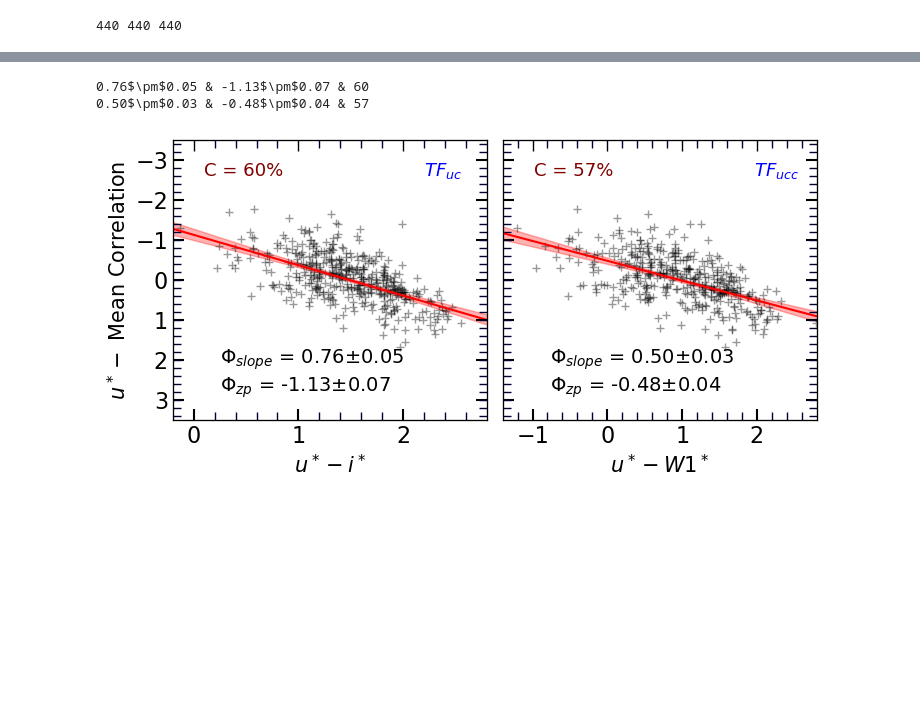
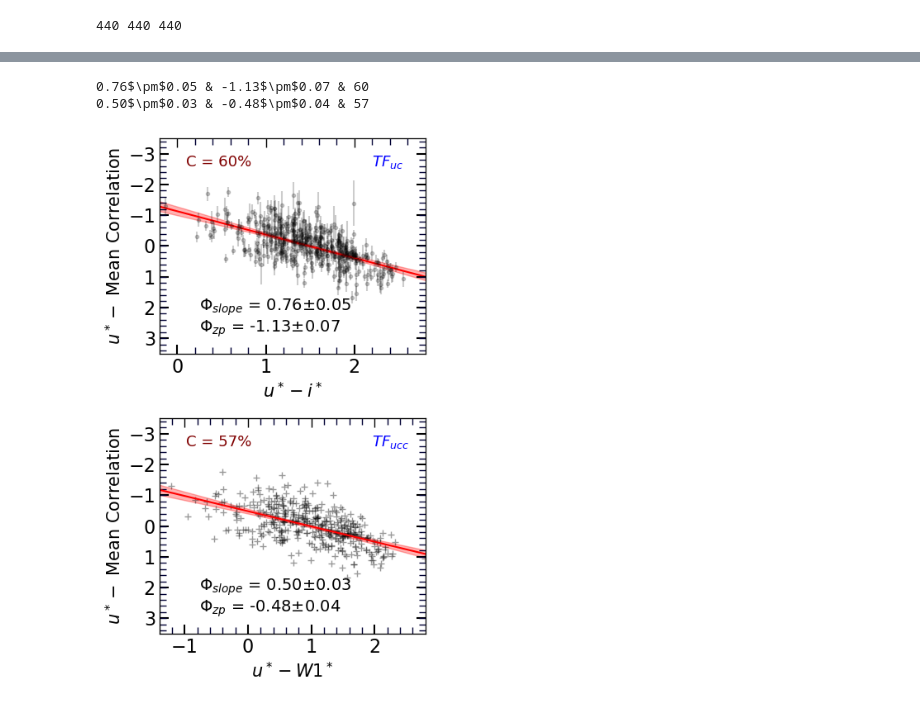
Before and after one commit to ekourkchi/TFcalibrators, a Jupyter notebook: Final_u_colorTerm.ipynb, the cells around one changed output, grey strips where cells are left out. Saved outputs shown, nothing was run; the diff lists cells and outputs as text; code cells hidden in the pictures; blank space fills up the shorter version.

Commit message:
modified color corrections

```diff
--- a/Final_u_colorTerm.ipynb
+++ b/Final_u_colorTerm.ipynb
@@ -608,9 +608,9 @@ ax.text(x0,y0, "C = %d"%correlation(X, Y)+ '%', fontsize=13, color='maroon')
 Text(46,-2.59,'C = 6%')
 [figure]
 # %%
-fig = py.figure(figsize=(7, 3.5), dpi=100)
+fig = py.figure(figsize=(3.5, 7.5), dpi=100)
 fig.subplots_adjust(wspace=0, top=0.92, bottom=0.12, left=0.06, right=0.98)
-gs = gridspec.GridSpec(1, 2) ; p=0
+gs = gridspec.GridSpec(2,1) ; p=0
 ylim=[3.5,-3.5]
 
 
@@ -619,7 +619,9 @@ Y = delta
 Ye = delta_e
 X = u_i
 ax = plt.subplot(gs[p]) ; p+=1
-ax.plot(X,Y, '+', color='black', alpha=0.4)
+ax.errorbar(X,Y, yerr=Ye, fmt='.', color='black', alpha=0.2)
+
+
 fit, cov = curve_fit(linfit, X, Y, sigma=Ye)
 sl,zp = fit
 x0 = np.linspace(-3,4,50)
@@ -652,6 +654,7 @@ y0 = 0.13*Ylm[0]+0.87*Ylm[1]
 ax.text(x0,y0, r"$TF_{uc}$", fontsize=13, color='blue')
 
 
+
 indx, = np.where((SSqlt>=2) & (WWqlt>=2))
 Y = delta[indx]
 Ye = delta_e[indx]
@@ -664,34 +667,33 @@ x0 = np.linspace(-1.5,2.9,50)
 y0 = sl*x0+zp
 ax.plot(x0, y0, 'r-')
 me = np.sqrt(cov[0,0])
 be = np.sqrt(cov[1,1])
 mbe = cov[1,0]
 dy = np.sqrt(x0**2*me**2+be**2+2*x0*mbe)
 ax.fill_between(x0, y0+2*dy, y0-2*dy, color='r', alpha=0.3)
 ax.set_xticks(np.arange(-1, 3, step=1.0))
 Xlm = [-1.4,2.8]
 x_ax, y_ax = set_axes(ax, Xlm, ylim)
 x_ax.set_xticks(np.arange(-1, 3, step=1.0))
 Ylm = ax.get_ylim() ; Xlm = ax.get_xlim()
 x0 = 0.85*Xlm[0]+0.15*Xlm[1]
 y0 = 0.8*Ylm[0]+0.20*Ylm[1]
 ax.text(x0,y0, r"$\Phi_{slope}$"+" = "+"%.2f" % sl+'$\pm$'+"%.2f" % me, fontsize=14, color='k')
 y0 = 0.9*Ylm[0]+0.10*Ylm[1]
 ax.text(x0,y0, r"$\Phi_{zp}$"+" = "+"%.2f" % zp+'$\pm$'+"%.2f" % be, fontsize=14, color='k')
-plt.setp(ax.get_yticklabels(), visible=False)
 ax.set_xlabel(r'$ u^*-W1^* $', fontsize=15)
 
 print '%.2f'%sl+r'$\pm$'+'%.2f'%me+' & '+'%.2f'%zp+r'$\pm$'+'%.2f'%be+' & '+ '%d'%correlation(X, Y)
 x0 = 0.9*Xlm[0]+0.10*Xlm[1]
 y0 = 0.13*Ylm[0]+0.87*Ylm[1]
 ax.text(x0,y0, "C = %d"%correlation(X, Y)+ '%', fontsize=13, color='maroon')
 x0 = 0.2*Xlm[0]+0.8*Xlm[1]
 y0 = 0.13*Ylm[0]+0.87*Ylm[1]
 ax.text(x0,y0, r"$TF_{ucc}$", fontsize=13, color='blue')
+ax.set_ylabel(r'$u^*-$'+' Mean Correlation', fontsize=15)
 
-
-plt.subplots_adjust(hspace=.0, wspace=0.05)
+plt.subplots_adjust(hspace=.3)
 # %% [output]
 0.76$\pm$0.05 & -1.13$\pm$0.07 & 60
 0.50$\pm$0.03 & -0.48$\pm$0.04 & 57
-[figure, old version]
+[figure, new version]
```
Also changed, not shown: parts of 4 cells of this notebook, 2 other files.
